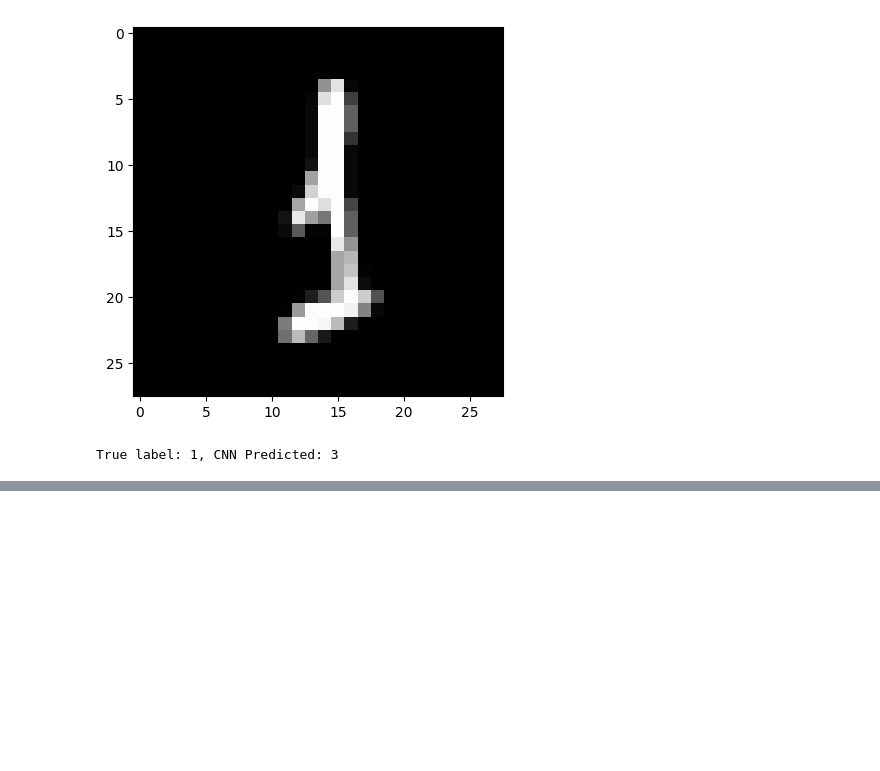
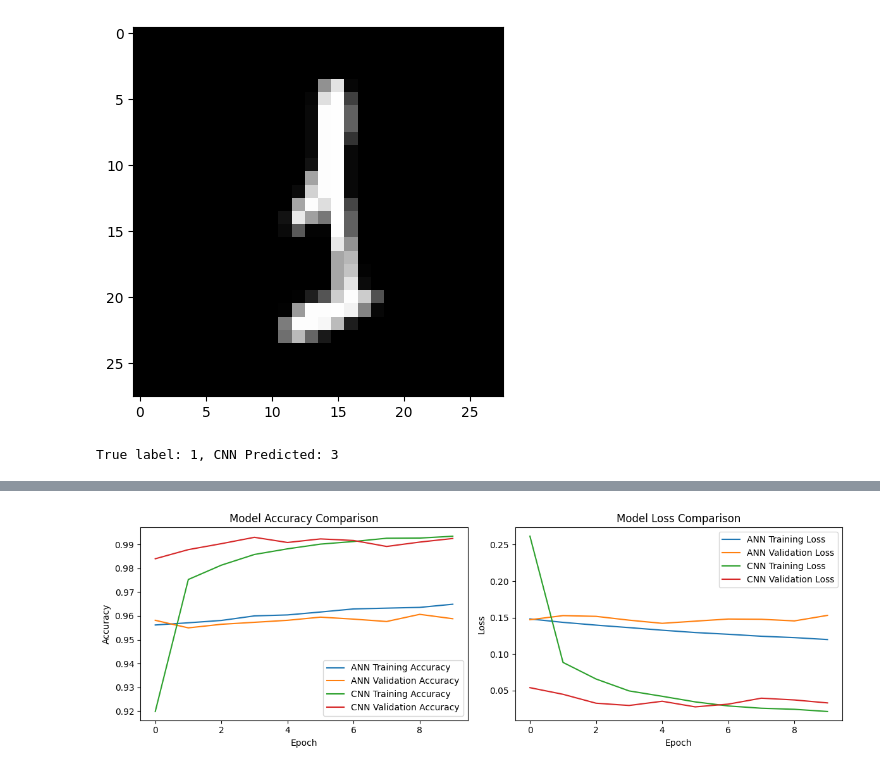
Before and after one commit to cbrane/cbrane-ml, a Jupyter notebook: mnist_numbers/mnist_numbers.ipynb, the cells around one changed output, grey strips where cells are left out. Saved outputs shown, nothing was run; the diff lists cells and outputs as text; code cells hidden in the pictures; blank space fills up the shorter version.

```diff
--- a/mnist_numbers/mnist_numbers.ipynb
+++ b/mnist_numbers/mnist_numbers.ipynb
@@ -255,0 +317,30 @@ True label: 1, CNN Predicted: 3
+# %%
+# Compare training history
+plt.figure(figsize=(12, 4))
+
+# Accuracy plot
+plt.subplot(1, 2, 1)
+plt.plot(history_ann.history['accuracy'], label='ANN Training Accuracy')
+plt.plot(history_ann.history['val_accuracy'], label='ANN Validation Accuracy')
+plt.plot(history.history['accuracy'], label='CNN Training Accuracy')
+plt.plot(history.history['val_accuracy'], label='CNN Validation Accuracy')
+plt.title('Model Accuracy Comparison')
+plt.xlabel('Epoch')
+plt.ylabel('Accuracy')
+plt.legend()
+
+# Loss plot
+plt.subplot(1, 2, 2)
+plt.plot(history_ann.history['loss'], label='ANN Training Loss')
+plt.plot(history_ann.history['val_loss'], label='ANN Validation Loss')
+plt.plot(history.history['loss'], label='CNN Training Loss')
+plt.plot(history.history['val_loss'], label='CNN Validation Loss')
+plt.title('Model Loss Comparison')
+plt.xlabel('Epoch')
+plt.ylabel('Loss')
+plt.legend()
+
+plt.tight_layout()
+plt.show()
+# %% [output]
+[figure, added]
```
Also changed, not shown: parts of 10 cells of this notebook.
